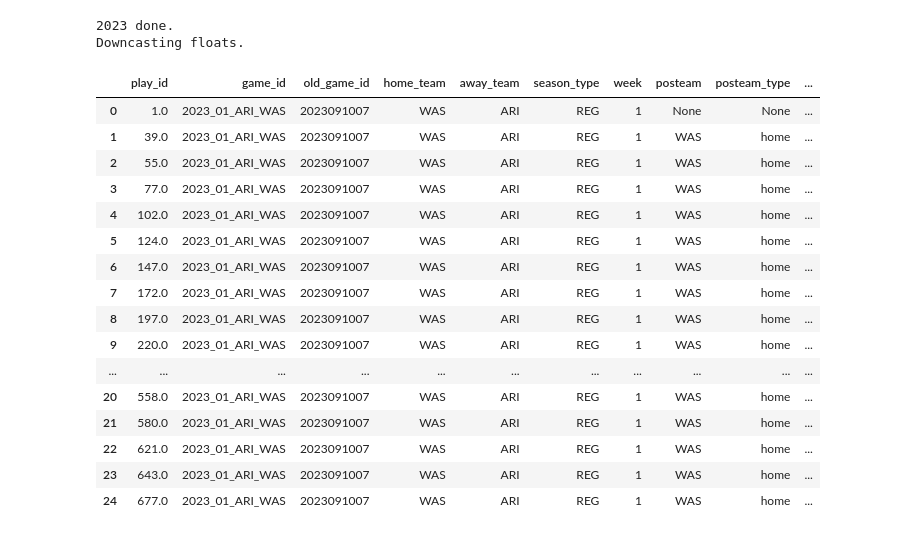
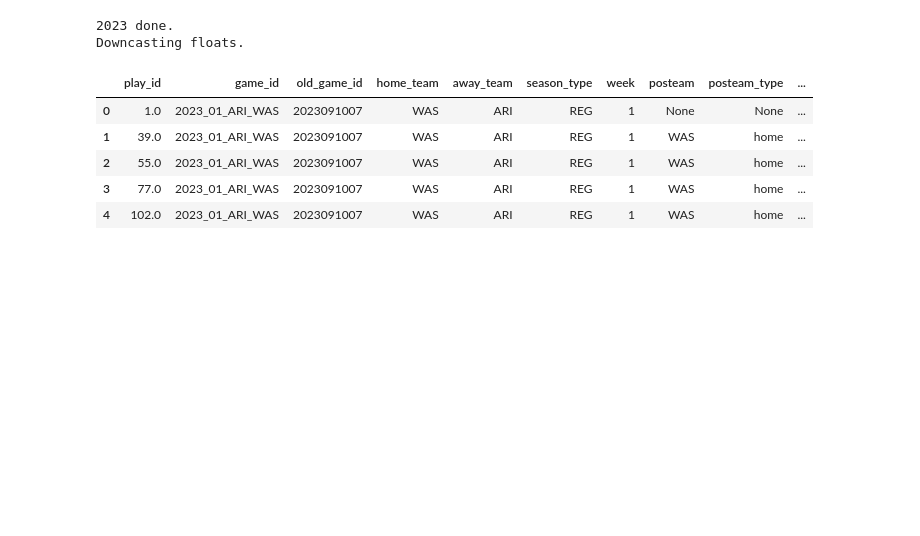
Before and after one commit to KaiWoessner/NFLDataAnalysis, a Jupyter notebook: NFLMatchups.ipynb, the cells around one changed output. Cells and saved outputs as stored; diff of their text form; code cells hidden in the pictures; blank space fills up the shorter version.

```diff
--- a/NFLMatchups.ipynb
+++ b/NFLMatchups.ipynb
@@ -38,28 +37,22 @@ Mounted at /content/drive
 # %%
 stats = nfl.import_pbp_data([2023])
+pd.set_option('display.max_columns', None)
+
+# Defensive EPA
 stats['def_epa'] = -stats['epa']
+
+# Filter Garbage Time
+stats = stats[(stats["wp"] > .25) & (stats["wp"] < .975)]
 # %% [output]
 2023 done.
 Downcasting floats.
-# %%
-pd.set_option('display.max_columns', None)
-stats.head(25)
-# %% [output]
-|  | play_id | game_id | old_game_id | home_team | away_team | season_type | week | posteam | posteam_type | ... |
-| 0 | 1.0 | 2023_01_ARI_WAS | 2023091007 | WAS | ARI | REG | 1 | None | None | ... |
-| 1 | 39.0 | 2023_01_ARI_WAS | 2023091007 | WAS | ARI | REG | 1 | WAS | home | ... |
-| 2 | 55.0 | 2023_01_ARI_WAS | 2023091007 | WAS | ARI | REG | 1 | WAS | home | ... |
-| 3 | 77.0 | 2023_01_ARI_WAS | 2023091007 | WAS | ARI | REG | 1 | WAS | home | ... |
-| 4 | 102.0 | 2023_01_ARI_WAS | 2023091007 | WAS | ARI | REG | 1 | WAS | home | ... |
-| 5 | 124.0 | 2023_01_ARI_WAS | 2023091007 | WAS | ARI | REG | 1 | WAS | home | ... |
-| 6 | 147.0 | 2023_01_ARI_WAS | 2023091007 | WAS | ARI | REG | 1 | WAS | home | ... |
-| 7 | 172.0 | 2023_01_ARI_WAS | 2023091007 | WAS | ARI | REG | 1 | WAS | home | ... |
-| 8 | 197.0 | 2023_01_ARI_WAS | 2023091007 | WAS | ARI | REG | 1 | WAS | home | ... |
-| 9 | 220.0 | 2023_01_ARI_WAS | 2023091007 | WAS | ARI | REG | 1 | WAS | home | ... |
-| ... | ... | ... | ... | ... | ... | ... | ... | ... | ... | ... |
-| 20 | 558.0 | 2023_01_ARI_WAS | 2023091007 | WAS | ARI | REG | 1 | WAS | home | ... |
-| 21 | 580.0 | 2023_01_ARI_WAS | 2023091007 | WAS | ARI | REG | 1 | WAS | home | ... |
-| 22 | 621.0 | 2023_01_ARI_WAS | 2023091007 | WAS | ARI | REG | 1 | WAS | home | ... |
-| 23 | 643.0 | 2023_01_ARI_WAS | 2023091007 | WAS | ARI | REG | 1 | WAS | home | ... |
-| 24 | 677.0 | 2023_01_ARI_WAS | 2023091007 | WAS | ARI | REG | 1 | WAS | home | ... |
+# %%
+stats.head()
+# %% [output]
+|  | play_id | game_id | old_game_id | home_team | away_team | season_type | week | posteam | posteam_type | ... |
+| 0 | 1.0 | 2023_01_ARI_WAS | 2023091007 | WAS | ARI | REG | 1 | None | None | ... |
+| 1 | 39.0 | 2023_01_ARI_WAS | 2023091007 | WAS | ARI | REG | 1 | WAS | home | ... |
+| 2 | 55.0 | 2023_01_ARI_WAS | 2023091007 | WAS | ARI | REG | 1 | WAS | home | ... |
+| 3 | 77.0 | 2023_01_ARI_WAS | 2023091007 | WAS | ARI | REG | 1 | WAS | home | ... |
+| 4 | 102.0 | 2023_01_ARI_WAS | 2023091007 | WAS | ARI | REG | 1 | WAS | home | ... |
 # %%
```
Also changed, not shown: parts of 5 cells of this notebook.
